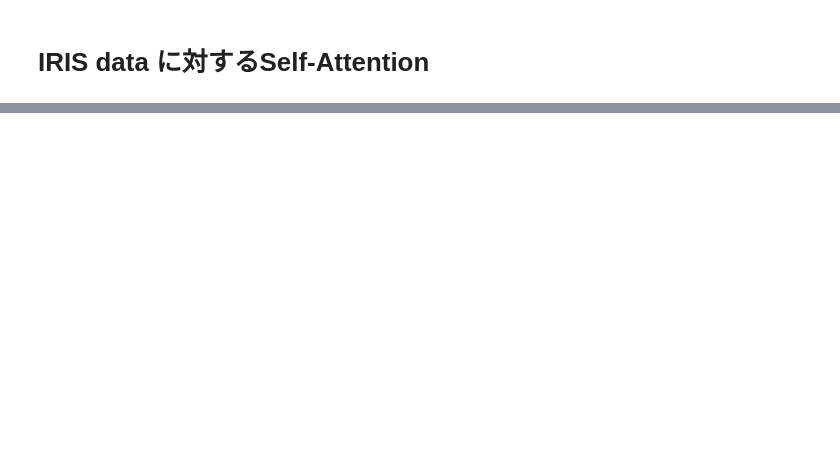
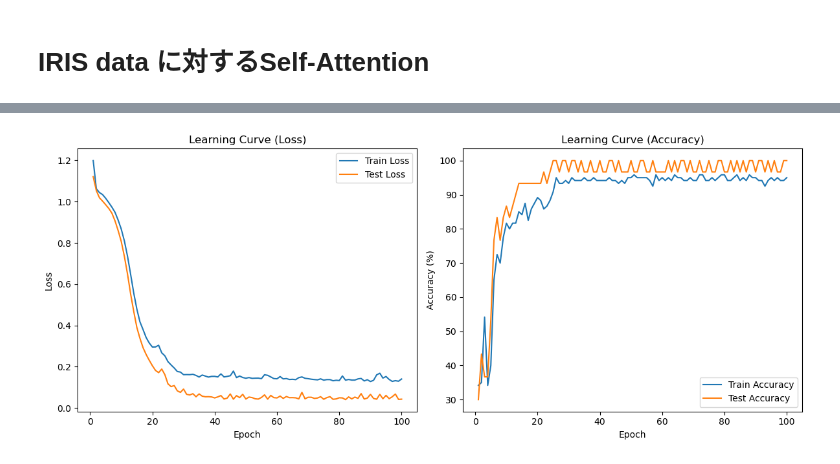
Before and after one commit to namoshi/attention, a Jupyter notebook: iris_attension.ipynb, the cells around one changed output, grey strips where cells are left out. Cells and saved outputs as stored; diff of their text form; code cells hidden in the pictures; blank space fills up the shorter version.

```diff
--- a/iris_attension.ipynb
+++ b/iris_attension.ipynb
@@ -257,0 +55,73 @@ Linear Layer Weights:
+# %%
+# 学習曲線を保存するためのリスト
+train_losses = []
+test_losses = []
+train_accuracies = []
+test_accuracies = []
+
+# 学習ループ
+epochs = 100
+for epoch in range(epochs):
+    model.train()
+    train_loss = 0.0
+    train_correct = 0
+    train_total = 0
+    for inputs, labels in train_loader:
+        optimizer.zero_grad()
+        outputs, _ = model(inputs)
+        loss = criterion(outputs, labels)
+        loss.backward()
+        optimizer.step()
+        train_loss += loss.item() * inputs.size(0)
+        _, predicted = torch.max(outputs.data, 1)
+        train_total += labels.size(0)
+        train_correct += (predicted == labels).sum().item()
+
+    avg_train_loss = train_loss / train_total
+    train_accuracy = 100 * train_correct / train_total
+    train_losses.append(avg_train_loss)
+    train_accuracies.append(train_accuracy)
+
+    # 評価
+    model.eval()
+    test_loss = 0.0
+    test_correct = 0
+    test_total = 0
+    with torch.no_grad():
+        for inputs, labels in test_loader:
+            outputs, _ = model(inputs)
+            loss = criterion(outputs, labels)
+            test_loss += loss.item() * inputs.size(0)
+            _, predicted = torch.max(outputs.data, 1)
+            test_total += labels.size(0)
+            test_correct += (predicted == labels).sum().item()
+
+    avg_test_loss = test_loss / test_total
+    test_accuracy = 100 * test_correct / test_total
+    test_losses.append(avg_test_loss)
+    test_accuracies.append(test_accuracy)
+
+    print(f'Epoch [{epoch+1}/{epochs}], Train Loss: {avg_train_loss:.4f}, Train Accuracy: {train_accuracy:.2f}%, Test Loss: {avg_test_loss:.4f}, Test Accuracy: {test_accuracy:.2f}%')
+
+print('Training finished.')
+
+# 学習曲線のプロット
+plt.figure(figsize=(12, 5))
+plt.subplot(1, 2, 1)
+plt.plot(range(1, epochs + 1), train_losses, label='Train Loss')
+plt.plot(range(1, epochs + 1), test_losses, label='Test Loss')
+plt.xlabel('Epoch')
+plt.ylabel('Loss')
+plt.title('Learning Curve (Loss)')
+plt.legend()
+
+plt.subplot(1, 2, 2)
+plt.plot(range(1, epochs + 1), train_accuracies, label='Train Accuracy')
+plt.plot(range(1, epochs + 1), test_accuracies, label='Test Accuracy')
+plt.xlabel('Epoch')
+plt.ylabel('Accuracy (%)')
+plt.title('Learning Curve (Accuracy)')
+plt.legend()
+plt.tight_layout()
+plt.show()
+# %% [output]
@@ -257,0 +145 @@ Linear Layer Weights:
+[figure, added]
```
Also changed, not shown: parts of 6 cells of this notebook.
